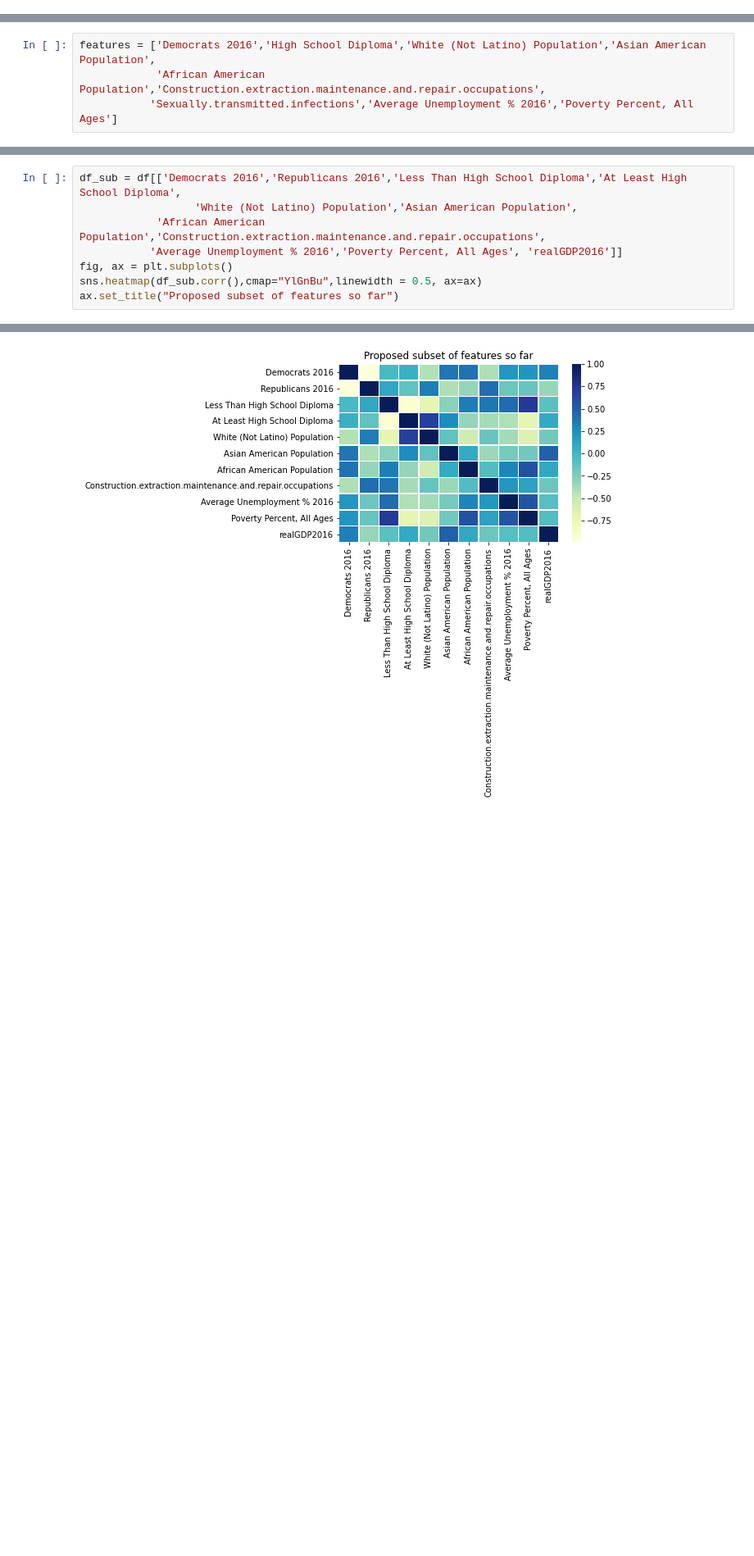
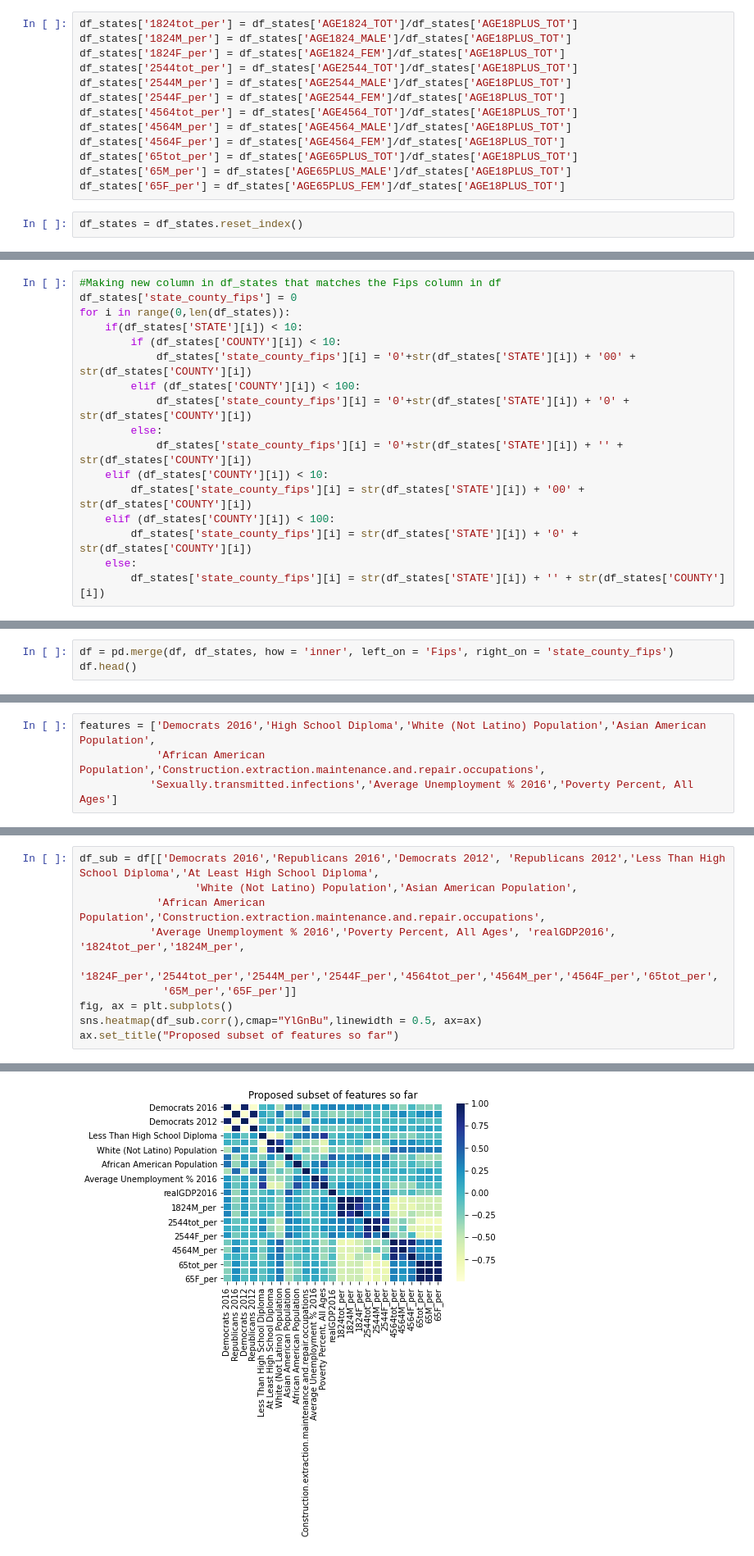
Before and after one commit to eweed001/ORIE-4741-Project, a Jupyter notebook: Data Cleaning and Manipulating.ipynb, the cells around one changed output, grey strips where cells are left out. Shown at 82% size. Cells and saved outputs as stored; diff of their text form; blank space fills up the shorter version.

```diff
--- a/Data Cleaning and Manipulating.ipynb
+++ b/Data Cleaning and Manipulating.ipynb
@@ -636,0 +716,15 @@ df.head()
+# %%
+df_states['1824tot_per'] = df_states['AGE1824_TOT']/df_states['AGE18PLUS_TOT']
+df_states['1824M_per'] = df_states['AGE1824_MALE']/df_states['AGE18PLUS_TOT']
+df_states['1824F_per'] = df_states['AGE1824_FEM']/df_states['AGE18PLUS_TOT']
+df_states['2544tot_per'] = df_states['AGE2544_TOT']/df_states['AGE18PLUS_TOT']
+df_states['2544M_per'] = df_states['AGE2544_MALE']/df_states['AGE18PLUS_TOT']
+df_states['2544F_per'] = df_states['AGE2544_FEM']/df_states['AGE18PLUS_TOT']
+df_states['4564tot_per'] = df_states['AGE4564_TOT']/df_states['AGE18PLUS_TOT']
+df_states['4564M_per'] = df_states['AGE4564_MALE']/df_states['AGE18PLUS_TOT']
+df_states['4564F_per'] = df_states['AGE4564_FEM']/df_states['AGE18PLUS_TOT']
+df_states['65tot_per'] = df_states['AGE65PLUS_TOT']/df_states['AGE18PLUS_TOT']
+df_states['65M_per'] = df_states['AGE65PLUS_MALE']/df_states['AGE18PLUS_TOT']
+df_states['65F_per'] = df_states['AGE65PLUS_FEM']/df_states['AGE18PLUS_TOT']
+# %%
+df_states = df_states.reset_index()
@@ -636,0 +740,17 @@ df.head()
+# %%
+#Making new column in df_states that matches the Fips column in df
+df_states['state_county_fips'] = 0
+for i in range(0,len(df_states)):
+    if(df_states['STATE'][i]) < 10:
+        if (df_states['COUNTY'][i]) < 10:
+            df_states['state_county_fips'][i] = '0'+str(df_states['STATE'][i]) + '00' + str(df_states['COUNTY'][i])
+        elif (df_states['COUNTY'][i]) < 100:
+            df_states['state_county_fips'][i] = '0'+str(df_states['STATE'][i]) + '0' + str(df_states['COUNTY'][i])
+        else:
+            df_states['state_county_fips'][i] = '0'+str(df_states['STATE'][i]) + '' + str(df_states['COUNTY'][i])
+    elif (df_states['COUNTY'][i]) < 10:
+        df_states['state_county_fips'][i] = str(df_states['STATE'][i]) + '00' + str(df_states['COUNTY'][i])
+    elif (df_states['COUNTY'][i]) < 100:
+        df_states['state_county_fips'][i] = str(df_states['STATE'][i]) + '0' + str(df_states['COUNTY'][i])
+    else:
+        df_states['state_county_fips'][i] = str(df_states['STATE'][i]) + '' + str(df_states['COUNTY'][i])
@@ -636,0 +787,3 @@ df.head()
+# %%
+df = pd.merge(df, df_states, how = 'inner', left_on = 'Fips', right_on = 'state_county_fips')
+df.head()
@@ -669,12 +856,14 @@ Text(0.5, 1.0, 'Correlation Plot (rest of features)')
 # %%
-df_sub = df[['Democrats 2016','Republicans 2016','Less Than High School Diploma','At Least High School Diploma',
+df_sub = df[['Democrats 2016','Republicans 2016','Democrats 2012', 'Republicans 2012','Less Than High School Diploma','At Least High School Diploma',
                   'White (Not Latino) Population','Asian American Population',
             'African American Population','Construction.extraction.maintenance.and.repair.occupations',
-           'Average Unemployment % 2016','Poverty Percent, All Ages', 'realGDP2016']]
+           'Average Unemployment % 2016','Poverty Percent, All Ages', 'realGDP2016', '1824tot_per','1824M_per',
+             '1824F_per','2544tot_per','2544M_per','2544F_per','4564tot_per','4564M_per','4564F_per','65tot_per',
+             '65M_per','65F_per']]
 fig, ax = plt.subplots()
 sns.heatmap(df_sub.corr(),cmap="YlGnBu",linewidth = 0.5, ax=ax)
 ax.set_title("Proposed subset of features so far")
 # %% [output]
 Text(0.5, 1.0, 'Proposed subset of features so far')
-[figure, old version]
+[figure, new version]
 # %%
```
Also changed, not shown: parts of 16 cells of this notebook.
